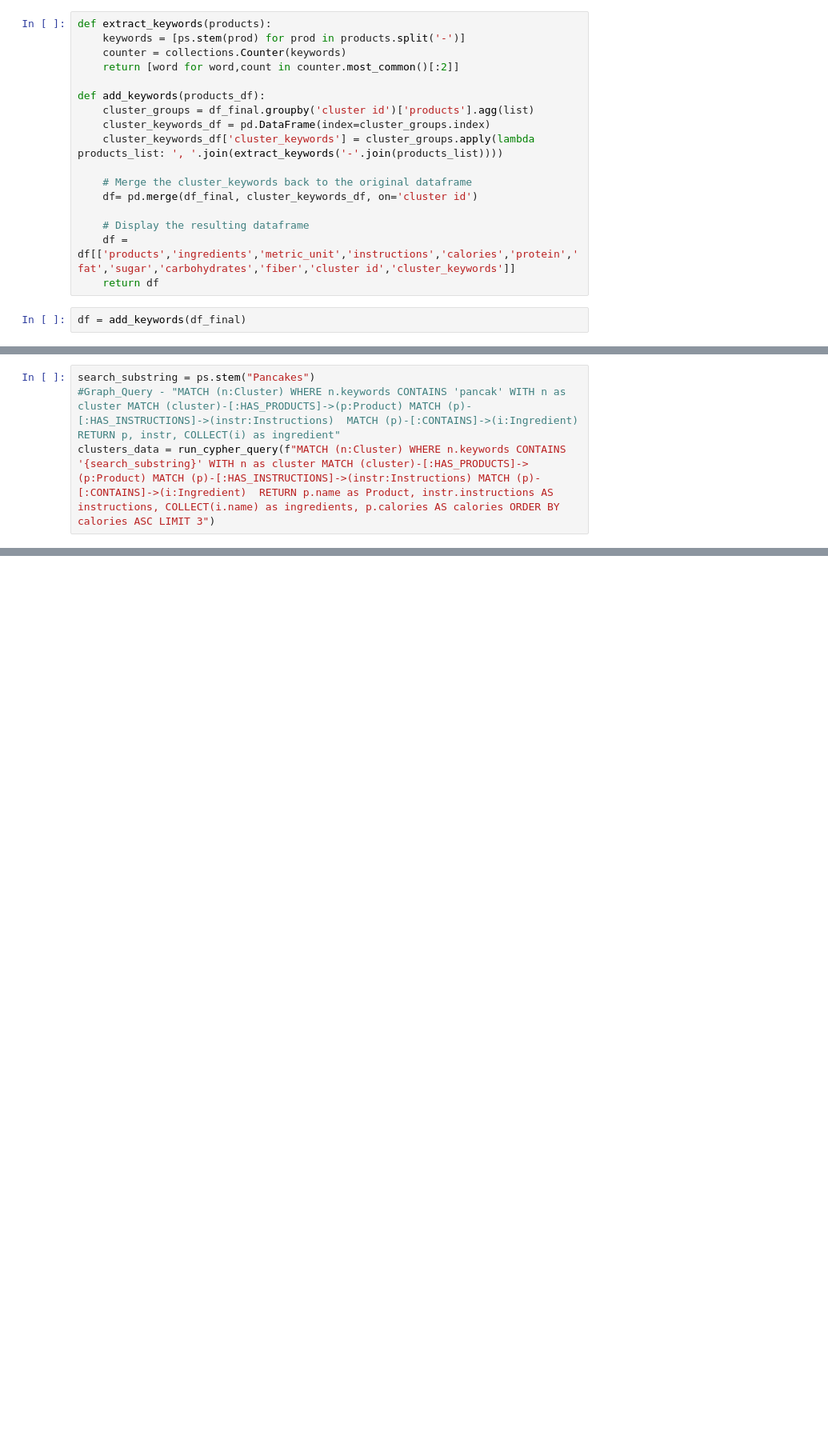
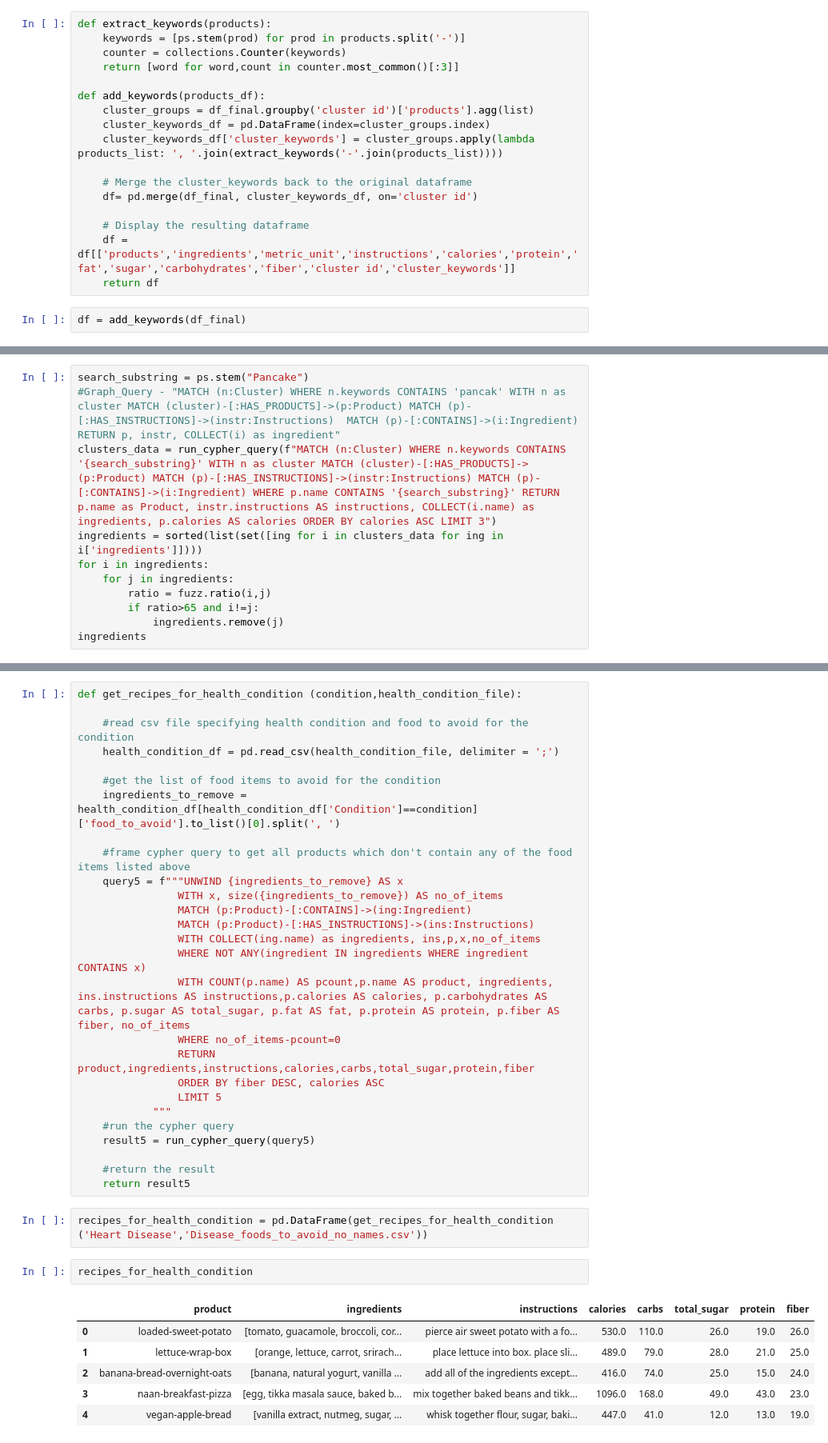
Before and after one commit to Vaaruni2797/Food-KG-Project, a Jupyter notebook: DSE_203_Project.ipynb, the cells around one changed output, grey strips where cells are left out. Shown: that part at 80% size. Saved outputs shown, nothing was run; the diff lists cells and outputs as text; blank space fills up the shorter version.

```diff
--- a/DSE_203_Project.ipynb
+++ b/DSE_203_Project.ipynb
@@ -185,7 +127,7 @@ df_final['ingredients'] = df_final.apply(lambda row : [ingredient.strip()[1:-1]
 def extract_keywords(products):
     keywords = [ps.stem(prod) for prod in products.split('-')]
     counter = collections.Counter(keywords)
-    return [word for word,count in counter.most_common()[:2]]
+    return [word for word,count in counter.most_common()[:3]]
 
 def add_keywords(products_df):
     cluster_groups = df_final.groupby('cluster id')['products'].agg(list)
@@ -348,4 +294,11 @@ def run_cypher_query(query):
 # %%
-search_substring = ps.stem("Pancakes")
+search_substring = ps.stem("Pancake")
 #Graph_Query - "MATCH (n:Cluster) WHERE n.keywords CONTAINS 'pancak' WITH n as cluster MATCH (cluster)-[:HAS_PRODUCTS]->(p:Product) MATCH (p)-[:HAS_INSTRUCTIONS]->(instr:Instructions)  MATCH (p)-[:CONTAINS]->(i:Ingredient)  RETURN p, instr, COLLECT(i) as ingredient"
-clusters_data = run_cypher_query(f"MATCH (n:Cluster) WHERE n.keywords CONTAINS '{search_substring}' WITH n as cluster MATCH (cluster)-[:HAS_PRODUCTS]->(p:Product) MATCH (p)-[:HAS_INSTRUCTIONS]->(instr:Instructions) MATCH (p)-[:CONTAINS]->(i:Ingredient)  RETURN p.name as Product, instr.instructions AS instructions, COLLECT(i.name) as ingredients, p.calories AS calories ORDER BY calories ASC LIMIT 3")
+clusters_data = run_cypher_query(f"MATCH (n:Cluster) WHERE n.keywords CONTAINS '{search_substring}' WITH n as cluster MATCH (cluster)-[:HAS_PRODUCTS]->(p:Product) MATCH (p)-[:HAS_INSTRUCTIONS]->(instr:Instructions) MATCH (p)-[:CONTAINS]->(i:Ingredient) WHERE p.name CONTAINS '{search_substring}' RETURN p.name as Product, instr.instructions AS instructions, COLLECT(i.name) as ingredients, p.calories AS calories ORDER BY calories ASC LIMIT 3")
+ingredients = sorted(list(set([ing for i in clusters_data for ing in i['ingredients']])))
+for i in ingredients:
+    for j in ingredients:
+        ratio = fuzz.ratio(i,j)
+        if ratio>65 and i!=j:
+            ingredients.remove(j)
+ingredients
@@ -456,0 +438,38 @@ vegan_recipe
+# %%
+def get_recipes_for_health_condition (condition,health_condition_file):
+
+    #read csv file specifying health condition and food to avoid for the condition
+    health_condition_df = pd.read_csv(health_condition_file, delimiter = ';')
+
+    #get the list of food items to avoid for the condition
+    ingredients_to_remove = health_condition_df[health_condition_df['Condition']==condition]['food_to_avoid'].to_list()[0].split(', ')
+
+    #frame cypher query to get all products which don't contain any of the food items listed above
+    query5 = f"""UNWIND {ingredients_to_remove} AS x
+                WITH x, size({ingredients_to_remove}) AS no_of_items
+                MATCH (p:Product)-[:CONTAINS]->(ing:Ingredient)
+                MATCH (p:Product)-[:HAS_INSTRUCTIONS]->(ins:Instructions)
+                WITH COLLECT(ing.name) as ingredients, ins,p,x,no_of_items
+                WHERE NOT ANY(ingredient IN ingredients WHERE ingredient CONTAINS x)
+                WITH COUNT(p.name) AS pcount,p.name AS product, ingredients, ins.instructions AS instructions,p.calories AS calories, p.carbohydrates AS carbs, p.sugar AS total_sugar, p.fat AS fat, p.protein AS protein, p.fiber AS fiber, no_of_items
+                WHERE no_of_items-pcount=0
+                RETURN product,ingredients,instructions,calories,carbs,total_sugar,protein,fiber
+                ORDER BY fiber DESC, calories ASC
+                LIMIT 5
+            """
+    #run the cypher query
+    result5 = run_cypher_query(query5)
+
+    #return the result
+    return result5
+# %%
+recipes_for_health_condition = pd.DataFrame(get_recipes_for_health_condition ('Heart Disease','Disease_foods_to_avoid_no_names.csv'))
+# %%
+recipes_for_health_condition
+# %% [output]
+|  | product | ingredients | instructions | calories | carbs | total_sugar | protein | fiber |
+| 0 | loaded-sweet-potato | [tomato, guacamole, broccoli, cor... | pierce air sweet potato with a fo... | 530.0 | 110.0 | 26.0 | 19.0 | 26.0 |
+| 1 | lettuce-wrap-box | [orange, lettuce, carrot, srirach... | place lettuce into box. place sli... | 489.0 | 79.0 | 28.0 | 21.0 | 25.0 |
+| 2 | banana-bread-overnight-oats | [banana, natural yogurt, vanilla ... | add all of the ingredients except... | 416.0 | 74.0 | 25.0 | 15.0 | 24.0 |
+| 3 | naan-breakfast-pizza | [egg, tikka masala sauce, baked b... | mix together baked beans and tikk... | 1096.0 | 168.0 | 49.0 | 43.0 | 23.0 |
+| 4 | vegan-apple-bread | [vanilla extract, nutmeg, sugar, ... | whisk together flour, sugar, baki... | 447.0 | 41.0 | 12.0 | 13.0 | 19.0 |
```
Also changed, not shown: parts of 26 cells of this notebook, 4 other files.
